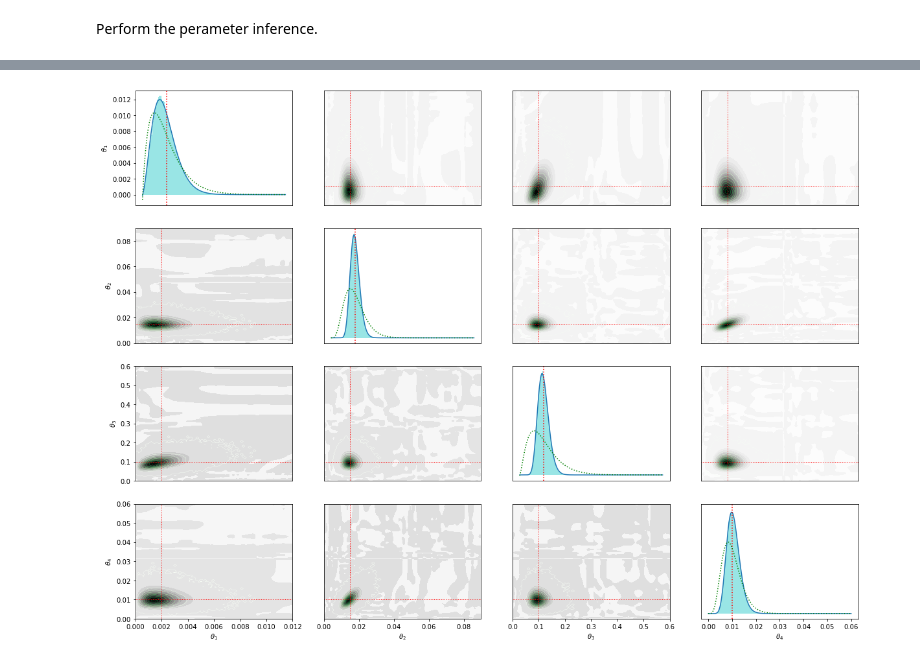
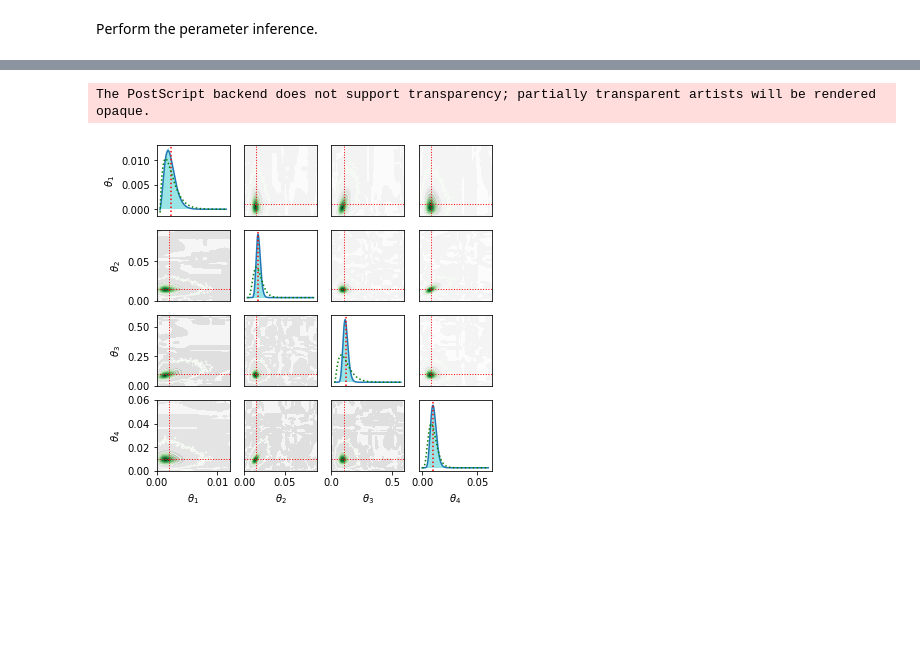
Before and after one commit to ion-g-ion/tt-cme, a Jupyter notebook: simple_gene_param_inference.ipynb, the cells around one changed output, grey strips where cells are left out. Drawn from its saved outputs; the diff is of its cells as text; code cells hidden in the pictures; blank space fills up the shorter version.

```diff
--- a/simple_gene_param_inference.ipynb
+++ b/simple_gene_param_inference.ipynb
@@ -249,7 +249,7 @@ Variance computed prior            [2.00000000e-06 4.28571429e-05 4.00000000e-03
 [figure]
 [figure]
 # %%
-plt.figure(figsize = [20,15])
+plt.figure(figsize = [6,6])
 
 k = 0
 for i in range(4):
@@ -283,33 +283,36 @@ for i in range(4):
 
 
                 counts,ybins,xbins,image = plt.hist2d(sample_posterior_mcmc[nburn:,j],sample_posterior_mcmc[nburn:,i],bins=100,density = True, range =[[T1.min(), T1.max()],[T2.min(), T2.max()]])
-                plt.contour(counts.T,extent=[T1.min(), T1.max(), T2.min(), T2.max()],linewidths=0.5,levels=10, cmap =plt.cm.Greens)
+                plt.contour(counts.T,extent=[T1.min(), T1.max(), T2.min(), T2.max()],linewidths=1,levels=10, cmap =plt.cm.Greens)
 
                 plt.contourf(T1, T2, po, cmap='gray_r', levels =12)
 
                 plt.axvline(rates[j],c='r',linestyle=':',linewidth=1)
                 plt.axhline(rates[i],c='r',linestyle=':',linewidth=1)
             else:
                 theta1 = np.linspace(param_range[i][0],param_range[i][1],127)
                 theta2 = np.linspace(param_range[j][0],param_range[j][1],128)
 
                 T1, T2 = np.meshgrid(theta1, theta2)
                 po = posterior_pdf.marginal([k for k in range(4) if i!=k and j!=k])
                 po.normalize()
                 po = po[theta1,theta2].numpy().T
 
                 counts,ybins,xbins,image = plt.hist2d(sample_posterior_mcmc[nburn:,j],sample_posterior_mcmc[nburn:,i],bins=100,density = True, range =[[T2.min(), T2.max()],[T1.min(), T1.max()]])
-                plt.contour(counts.T,extent=[T2.min(), T2.max(), T1.min(), T1.max()],linewidths=0.5,levels=10, cmap =plt.cm.Greens)
+                plt.contour(counts.T,extent=[T2.min(), T2.max(), T1.min(), T1.max()],linewidths=1,levels=10, cmap =plt.cm.Greens)
 
                 plt.contourf(T2, T1, po, cmap='gray_r', levels =32)
 
                 plt.axvline(rates[j],c='r',linestyle=':',linewidth=1)
                 plt.axhline(rates[i],c='r',linestyle=':',linewidth=1)
 
         if i==3: plt.xlabel(r'$\theta_'+str(j+1)+'$')
         if j==0: plt.ylabel(r'$\theta_'+str(i+1)+'$')
 
         if j>0: plt.yticks([])
         if i<3: plt.xticks([])
+
+plt.savefig('simple_gene_post.eps')
 # %% [output]
+The PostScript backend does not support transparency; partially transparent artists will be rendered opaque.
-[figure, old version]
+[figure, new version]
```
Also changed, not shown: parts of 3 cells of this notebook, 7 other files.
